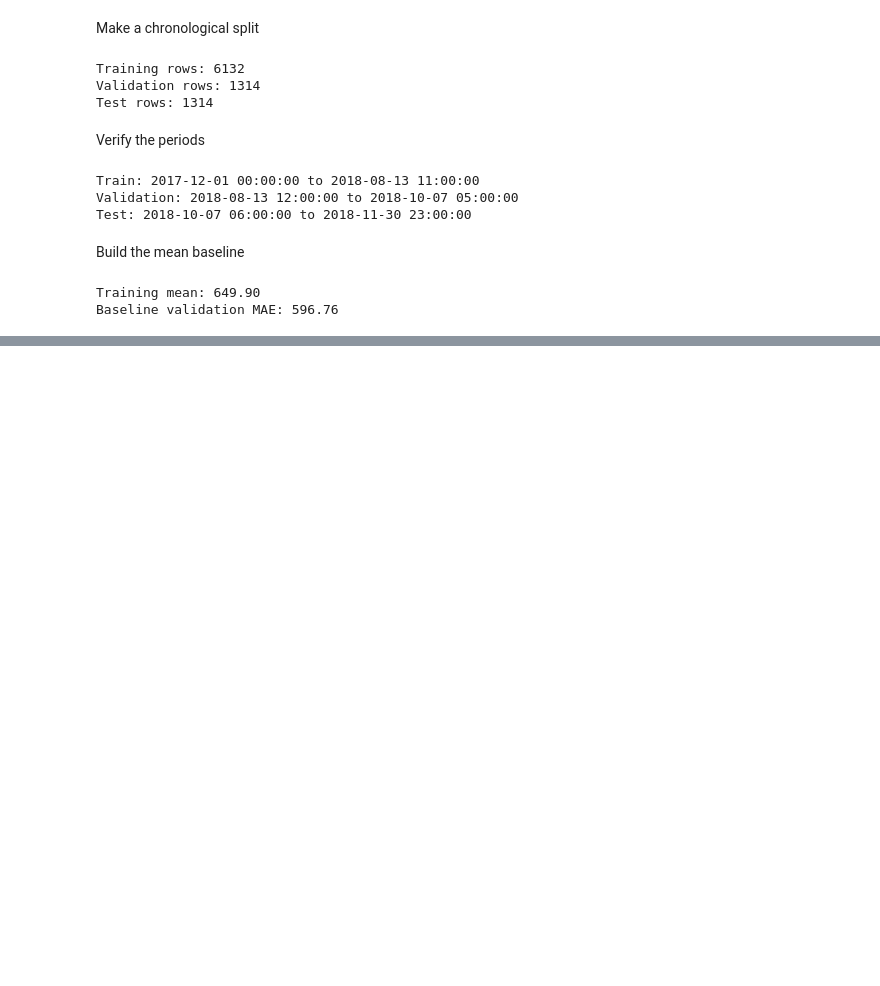
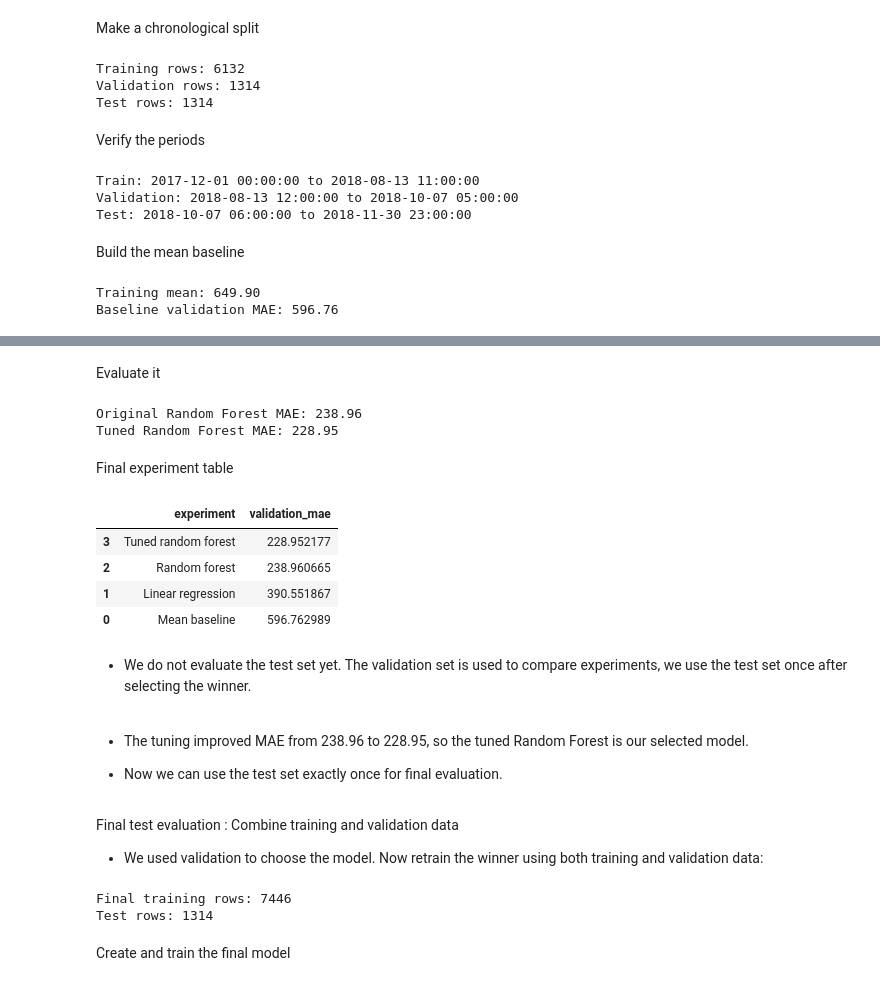
Before and after one commit to Maramy93/seoul-bike-demand-mlops, a Jupyter notebook: notebooks/02_baseline_model.ipynb, the cells around one changed output, grey strips where cells are left out. Drawn from its saved outputs; the diff is of its cells as text; code cells hidden in the pictures; blank space fills up the shorter version.

```diff
--- a/notebooks/02_baseline_model.ipynb
+++ b/notebooks/02_baseline_model.ipynb
@@ -99,0 +364,2 @@ Baseline validation MAE: 596.76
+# %%
+random_forest_pipeline.fit(X_train, y_train)
@@ -99,0 +462,2 @@ Baseline validation MAE: 596.76
+# %%
+tuned_random_forest_pipeline.fit(X_train, y_train)
@@ -99,0 +482,75 @@ Baseline validation MAE: 596.76
+# %% [markdown]
+Evaluate it
+# %%
+tuned_predictions = tuned_random_forest_pipeline.predict(
+    X_validation
+)
+
+tuned_predictions = np.maximum(tuned_predictions, 0)
+
+tuned_random_forest_mae = mean_absolute_error(
+    y_validation,
+    tuned_predictions,
+)
+
+print(f"Original Random Forest MAE: {random_forest_mae:.2f}")
+print(f"Tuned Random Forest MAE: {tuned_random_forest_mae:.2f}")
+# %% [output]
+Original Random Forest MAE: 238.96
+Tuned Random Forest MAE: 228.95
+# %% [markdown]
+Final experiment table
+# %%
+final_results = pd.DataFrame(
+    {
+        "experiment": [
+            "Mean baseline",
+            "Linear regression",
+            "Random forest",
+            "Tuned random forest",
+        ],
+        "validation_mae": [
+            baseline_mae,
+            linear_mae,
+            random_forest_mae,
+            tuned_random_forest_mae,
+        ],
+    }
+).sort_values("validation_mae")
+
+final_results
+# %% [output]
+|  | experiment | validation_mae |
+| 3 | Tuned random forest | 228.952177 |
+| 2 | Random forest | 238.960665 |
+| 1 | Linear regression | 390.551867 |
+| 0 | Mean baseline | 596.762989 |
+# %% [markdown]
+* We do not evaluate the test set yet. The validation set is used to compare experiments, we use the test set once after selecting the winner.
+# %% [markdown]
+* The tuning improved MAE from 238.96 to 228.95, so the tuned Random Forest is our selected model.
+
+* Now we can use the test set exactly once for final evaluation.
+# %% [markdown]
+Final test evaluation : Combine training and validation data
+
+* We used validation to choose the model. Now retrain the winner using both training and validation data:
+# %%
+final_training_df = pd.concat(
+    [train_df, validation_df],
+    ignore_index=True,
+)
+
+X_final_train = final_training_df[all_features]
+y_final_train = final_training_df[target]
+
+X_test = test_df[all_features]
+y_test = test_df[target]
+
+print("Final training rows:", len(X_final_train))
+print("Test rows:", len(X_test))
+# %% [output]
+Final training rows: 7446
+Test rows: 1314
+# %% [markdown]
+Create and train the final model
```
Also changed, not shown: parts of 50 cells of this notebook, 2 other files.
